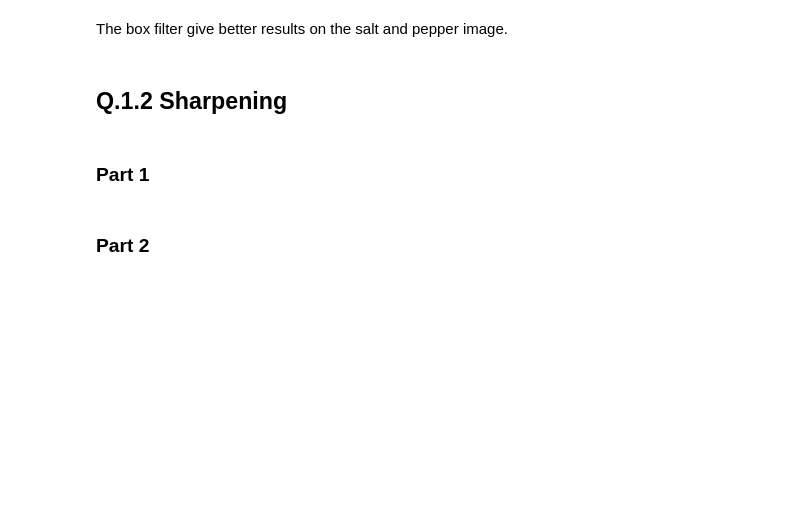
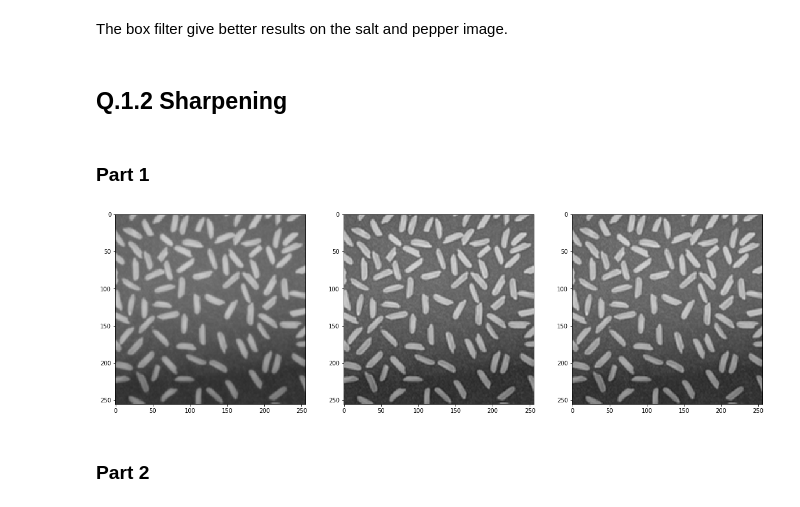
Before and after one commit to tristantoupin/ECSE415-ComputerVision, a Jupyter notebook: 1_assignment/notebooks/Q1.ipynb, the cells around one changed output. Saved outputs shown, nothing was run; the diff lists cells and outputs as text; code cells hidden in the pictures; blank space fills up the shorter version.

```diff
--- a/1_assignment/notebooks/Q1.ipynb
+++ b/1_assignment/notebooks/Q1.ipynb
@@ -96,14 +96,16 @@ def sharpen_img(image, blur):
 # %%
 box_filter_img_rice = cv2.blur(img_rice, (5,5))
 gaussian_filter_img_rice = cv2.GaussianBlur(img_rice, ksize = (5,5), sigmaX = 2)
 
 sharp_rice_box = sharpen_img(img_rice, box_filter_img_rice)
 sharp_rice_gaussian = sharpen_img(img_rice, gaussian_filter_img_rice)
 
 # Plot results
 fig, ax = plt.subplots(1, 3, figsize=(20, 20))
 ax[0].imshow(img_rice);
-ax[1].imshow(sharp_rice_gaussian)
-ax[2].imshow(sharp_rice_gaussian)
+ax[1].imshow(sharp_rice_box);
+ax[2].imshow(sharp_rice_gaussian);
+# %% [output]
+[figure, added]
 # %% [markdown]
 ### Part 2
```
